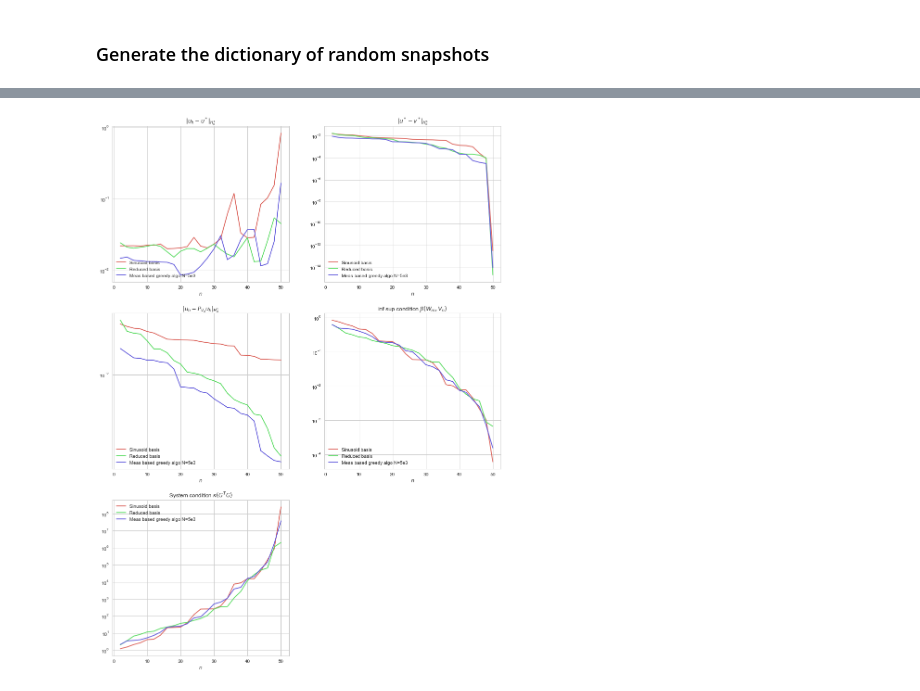
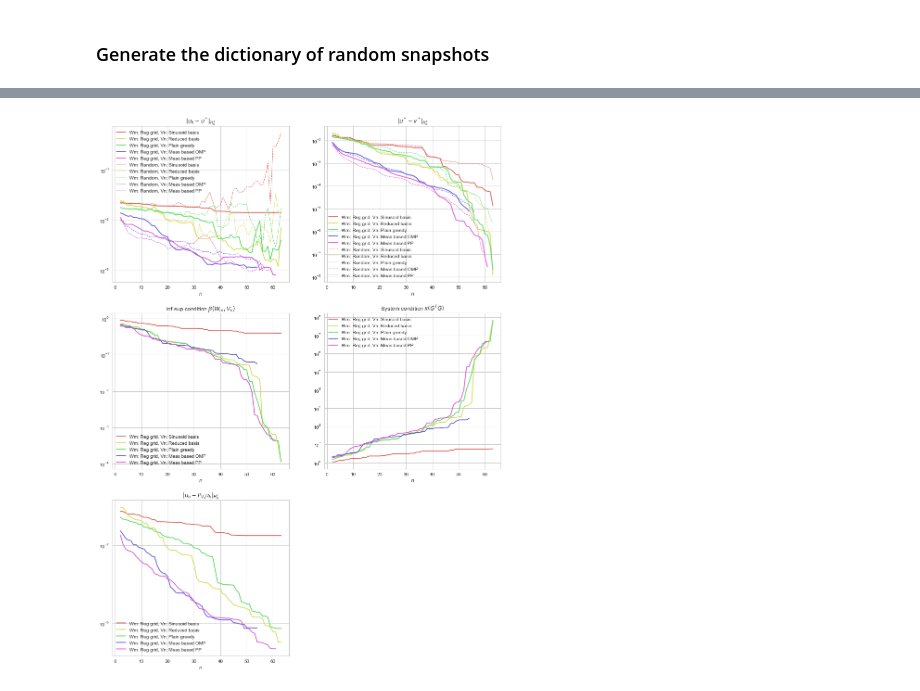
Before and after one commit to james-nichols/pyApproxTools, a Jupyter notebook: notebooks/greedy_Vn/02_greedy_Vn.ipynb, the cells around one changed output, grey strips where cells are left out. Drawn from its saved outputs; the diff is of its cells as text; code cells hidden in the pictures.

Commit message:
newest greedy alg results

```diff
--- a/notebooks/greedy_Vn/02_greedy_Vn.ipynb
+++ b/notebooks/greedy_Vn/02_greedy_Vn.ipynb
@@ -115,7 +164,7 @@ plt.plot()
 # %% [markdown]
 ### Generate the dictionary of random snapshots
 # %%
-N = int(1e3)
+N = int(5e3)
 np.random.seed(1)
 dict_basis, dict_fields = pat.make_pw_reduced_basis(N, field_div, fem_div, a_bar=a_bar, c=c, f=1.0, verbose=False)
 dictionary = dict_basis.vecs
@@ -140,0 +171,3 @@ KeyboardInterrupt:
+# %%
+Vn_sin = pat.make_pw_sin_basis(div=fem_div, N=8)
+Vn_red, Vn_red_fields = pat.make_pw_reduced_basis(m, field_div, fem_div, a_bar=a_bar, c=c, f=1.0, verbose=False)
@@ -169,34 +252,44 @@ Reconstructions for basis: Meas based greedy algo N=5e3
 # %%
-sns.set_palette('hls', len(basis_labels))
+num_res = len(WmVn_pairs)//2
+sns.set_palette('hls', num_res)
+cp = sns.color_palette()
 sns.set_style('whitegrid')
 
 axs = []
 fig = plt.figure(figsize=(15, 21))
 axs.append(fig.add_subplot(3, 2, 1, title='$\| u_h - u^* \|_{H_0^1}$'))
 axs[-1].set(yscale="log", xlabel='$n$')
 axs.append(fig.add_subplot(3, 2, 2, title='$\| u^* - v^* \|_{H_0^1}$'))
 axs[-1].set(yscale="log", xlabel='$n$')
-axs.append(fig.add_subplot(3, 2, 3, title='$\| u_h - P_{V_n} u_h \|_{H_0^1}$'))
+axs.append(fig.add_subplot(3, 2, 3, title=r'inf-sup condition $\beta(W_m, V_n)$'))
 axs[-1].set(yscale="log", xlabel='$n$')
-axs.append(fig.add_subplot(3, 2, 4, title=r'inf-sup condition $\beta(W_m, V_n)$'))
+axs.append(fig.add_subplot(3, 2, 4, title=r'System condition $\kappa(G^T G)$'))
 axs[-1].set(yscale="log", xlabel='$n$')
-axs.append(fig.add_subplot(3, 2, 5, title=r'System condition $\kappa(G^T G)$'))
+axs.append(fig.add_subplot(3, 2, 5, title='$\| u_h - P_{V_n} u_h \|_{H_0^1}$'))
 axs[-1].set(yscale="log", xlabel='$n$')
 
-for j, basis_label in enumerate(basis_labels):
 
-    axs[0].plot(ns, stats[0, j, :], label=basis_label)
-    axs[0].legend(loc=3)
-    axs[1].plot(ns, stats[1, j, :], label=basis_label)
-    axs[1].legend(loc=3)
-    axs[2].plot(ns, stats[4, j, :], label=basis_label)
-    axs[2].legend(loc=3)
-    axs[3].plot(ns, stats[2, j, :], label=basis_label)
-    axs[3].legend(loc=3)
-    axs[4].plot(ns, stats[3, j, :], label=basis_label)
-    axs[4].legend(loc=2)
+for j, basis_label in enumerate(WmVn_pair_labels[:num_res]):
 
+    if j != 3:
+        axs[0].plot(range(2, WmVn_pairs[j][1].n), stats[0, j, 2:WmVn_pairs[j][1].n], label=basis_label, color=cp[j])
+        axs[0].legend(loc=0)
+        axs[1].plot(range(2, WmVn_pairs[j][1].n), stats[1, j, 2:WmVn_pairs[j][1].n], label=basis_label, color=cp[j])
+        axs[1].legend(loc=3)
+        axs[2].plot(range(2, WmVn_pairs[j][1].n), stats[2, j, 2:WmVn_pairs[j][1].n], label=basis_label, color=cp[j])
+        axs[2].legend(loc=3)
+        axs[3].plot(range(2, WmVn_pairs[j][1].n), stats[3, j, 2:WmVn_pairs[j][1].n], label=basis_label, color=cp[j])
+        axs[3].legend(loc=2)
+        axs[4].plot(range(2, WmVn_pairs[j][1].n), stats[4, j, 2:WmVn_pairs[j][1].n], label=basis_label, color=cp[j])
+        axs[4].legend(loc=3)
 
+for j, basis_label in enumerate(WmVn_pair_labels[num_res:]):
+    if j != 3:
+        axs[0].plot(range(2, WmVn_pairs[j+num_res][1].n), stats[0, j+num_res, 2:WmVn_pairs[j+num_res][1].n], '--', lw=1, label=basis_label, color=cp[j])
+        axs[0].legend(loc=0)
+        axs[1].plot(range(2, WmVn_pairs[j+num_res][1].n), stats[1, j+num_res, 2:WmVn_pairs[j+num_res][1].n], '--', lw=1, label=basis_label, color=cp[j])
+        axs[1].legend(loc=3)
+plt.savefig('GreedyMeasSelectionResults.pdf')
 plt.show()
 # %% [output]
-[figure, old version]
+[figure, new version]
```
Also changed, not shown: parts of 6 cells of this notebook.
